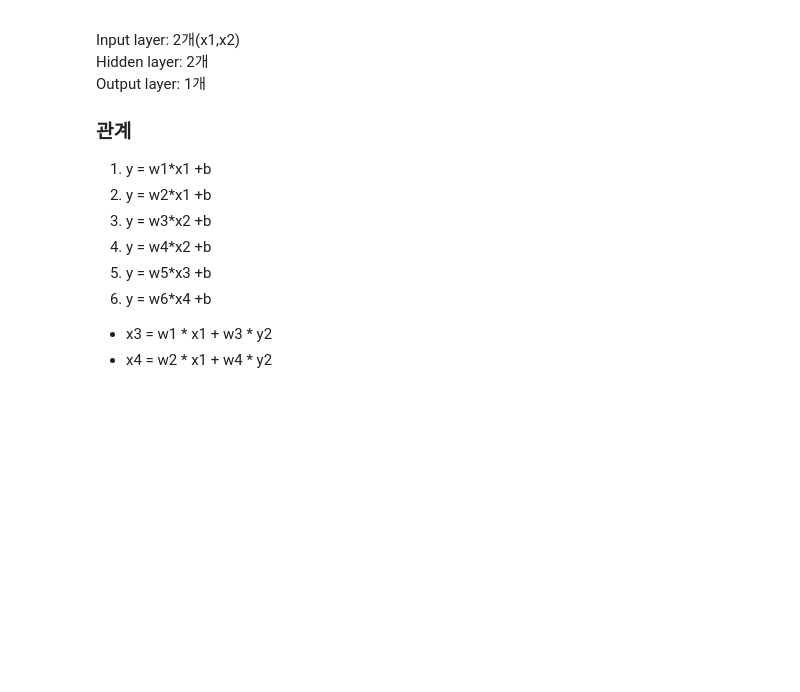
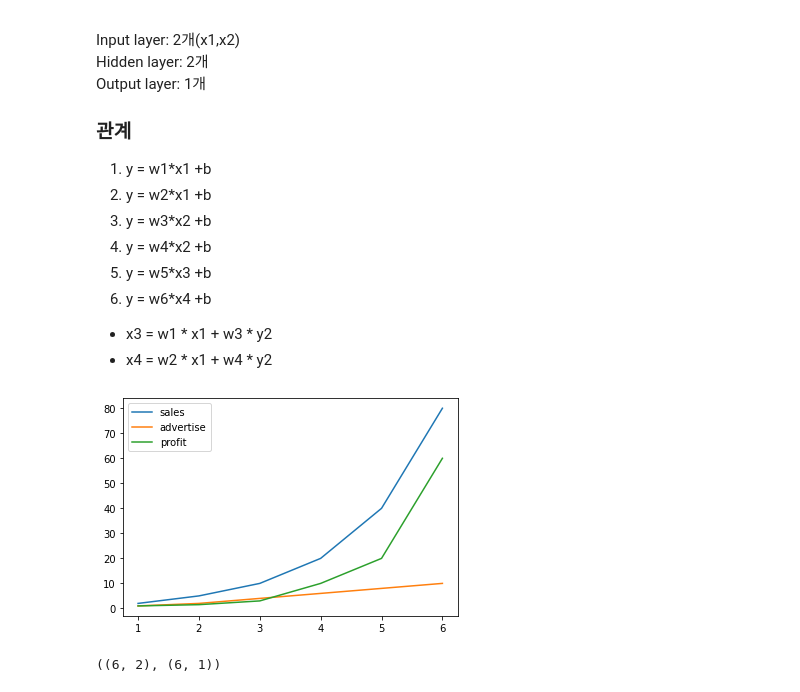
Before and after one commit to minjeongss/DeepLearning, a Jupyter notebook: DeepLearning_30m.ipynb, the cells around one changed output. Saved outputs shown, nothing was run; the diff lists cells and outputs as text; code cells hidden in the pictures; blank space fills up the shorter version.

```diff
--- a/DeepLearning_30m.ipynb
+++ b/DeepLearning_30m.ipynb
@@ -242,3 +262,27 @@ Output layer: 1개
 
 + x3 = w1 * x1 + w3 * y2
 + x4 = w2 * x1 + w4 * y2
+# %%
+sales=[2,5,10,20,40,80]
+advertise=[1,2,4,6,8,10]
+profit=[1,1.5,3,10,20,60]
+# %%
+plt.plot(np.arange(1,7),sales,label="sales")
+plt.plot(np.arange(1,7),advertise,label="advertise")
+plt.plot(np.arange(1,7),profit,label="profit")
+
+plt.legend()
+plt.show()
+# %% [output]
+[figure, added]
+# %%
+independent=pd.DataFrame({
+    'sales':sales,
+    'advertise':advertise
+})
+dependent=pd.DataFrame({
+    'profit':profit
+})
+independent.shape, dependent.shape
+# %% [output]
+((6, 2), (6, 1))
```
Also changed, not shown: parts of 52 cells of this notebook.
